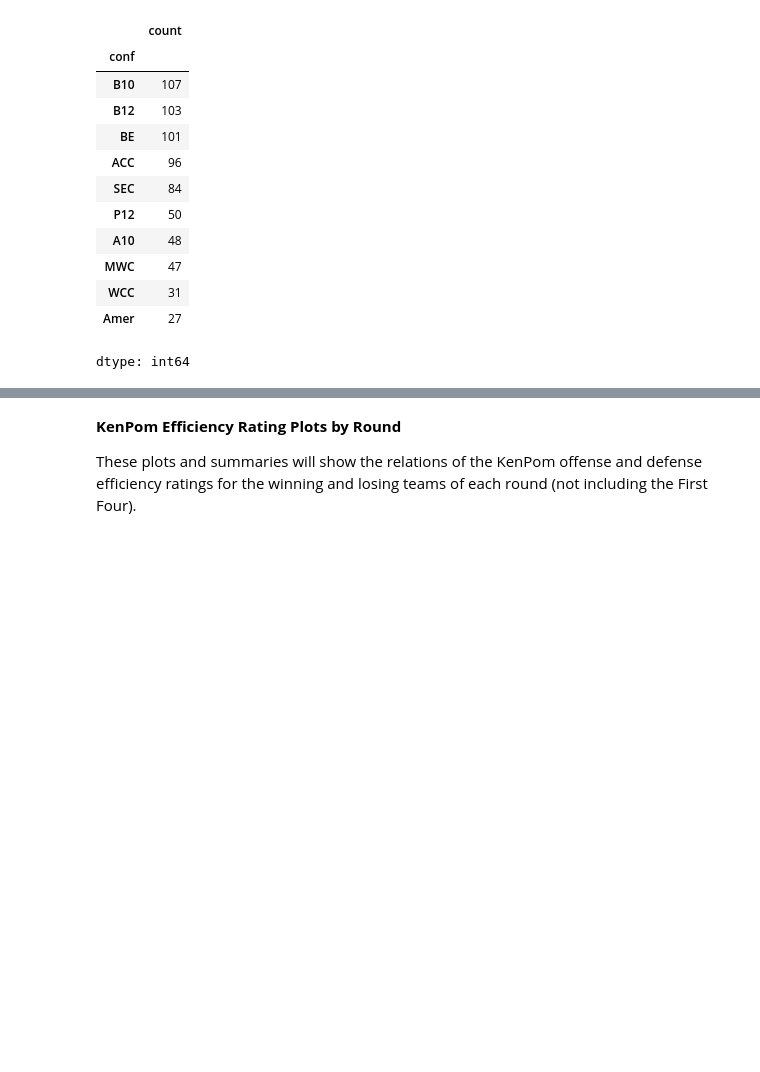
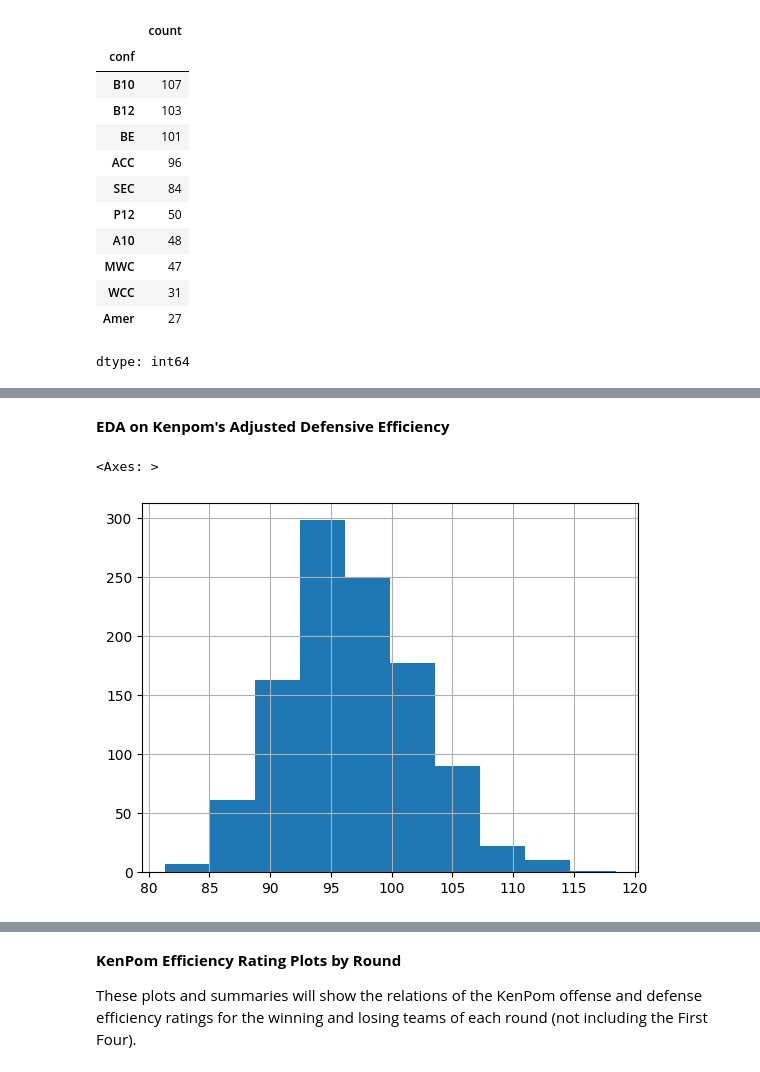
Before and after one commit to baywigg/DS3001Group, a Jupyter notebook: part_one.ipynb, the cells around one changed output, grey strips where cells are left out. Cells and saved outputs as stored; diff of their text form; code cells hidden in the pictures; blank space fills up the shorter version.

```diff
--- a/part_one.ipynb
+++ b/part_one.ipynb
@@ -125,0 +133,7 @@ df.groupby('conf').count().sort_values(by = 'team', ascending = False).()
+# %% [markdown]
+**EDA on Kenpom's Adjusted Defensive Efficiency**
+# %%
+df['kadj_d'].hist()
+# %% [output]
+<Axes: >
+[figure, added]
```
Also changed, not shown: parts of 7 cells of this notebook.
